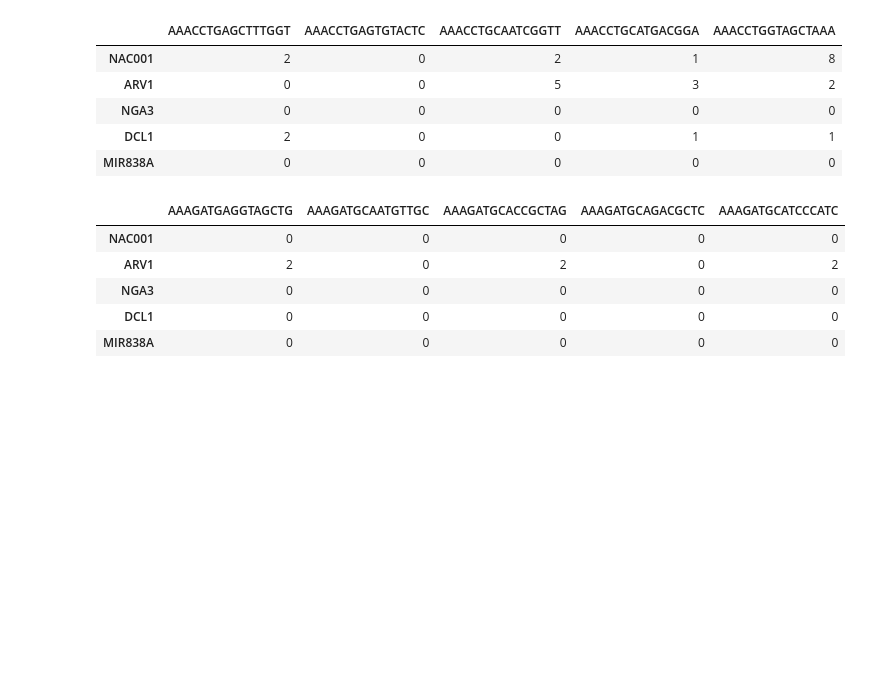
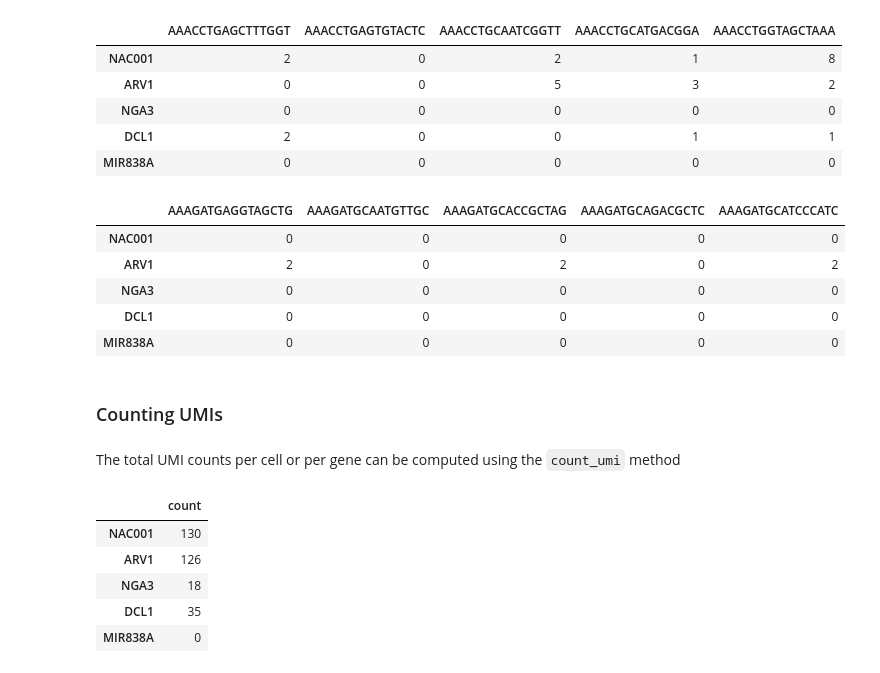
Before and after one commit to timoast/sctools, a Jupyter notebook: doc/tutorial.ipynb, the cells around one changed output. Cells and saved outputs as stored; diff of their text form; code cells hidden in the pictures; blank space fills up the shorter version.

Commit message:
Add count_umi method

```diff
--- a/doc/tutorial.ipynb
+++ b/doc/tutorial.ipynb
@@ -250,3 +254,16 @@ filtered_matrix.head(5)
 | NGA3 | 0 | 0 | 0 | 0 | 0 |
 | DCL1 | 0 | 0 | 0 | 0 | 0 |
 | MIR838A | 0 | 0 | 0 | 0 | 0 |
+# %% [markdown]
+### Counting UMIs
+# %% [markdown]
+The total UMI counts per cell or per gene can be computed using the `count_umi` method
+# %%
+matrix.count_umi(axis=1).head()
+# %% [output]
+|  | count |
+| NAC001 | 130 |
+| ARV1 | 126 |
+| NGA3 | 18 |
+| DCL1 | 35 |
+| MIR838A | 0 |
```
Also changed, not shown: parts of 15 cells of this notebook, 1 other file.
